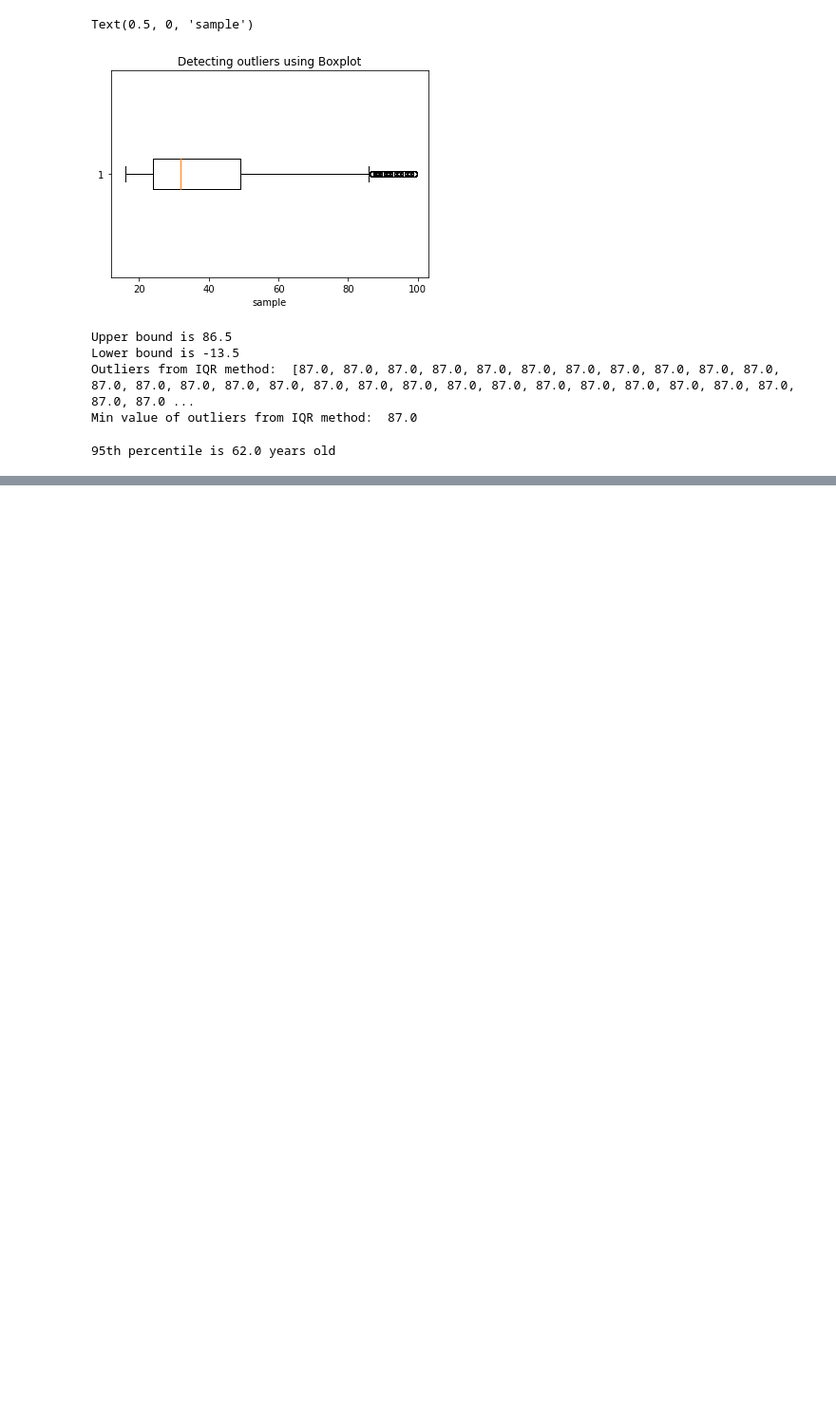
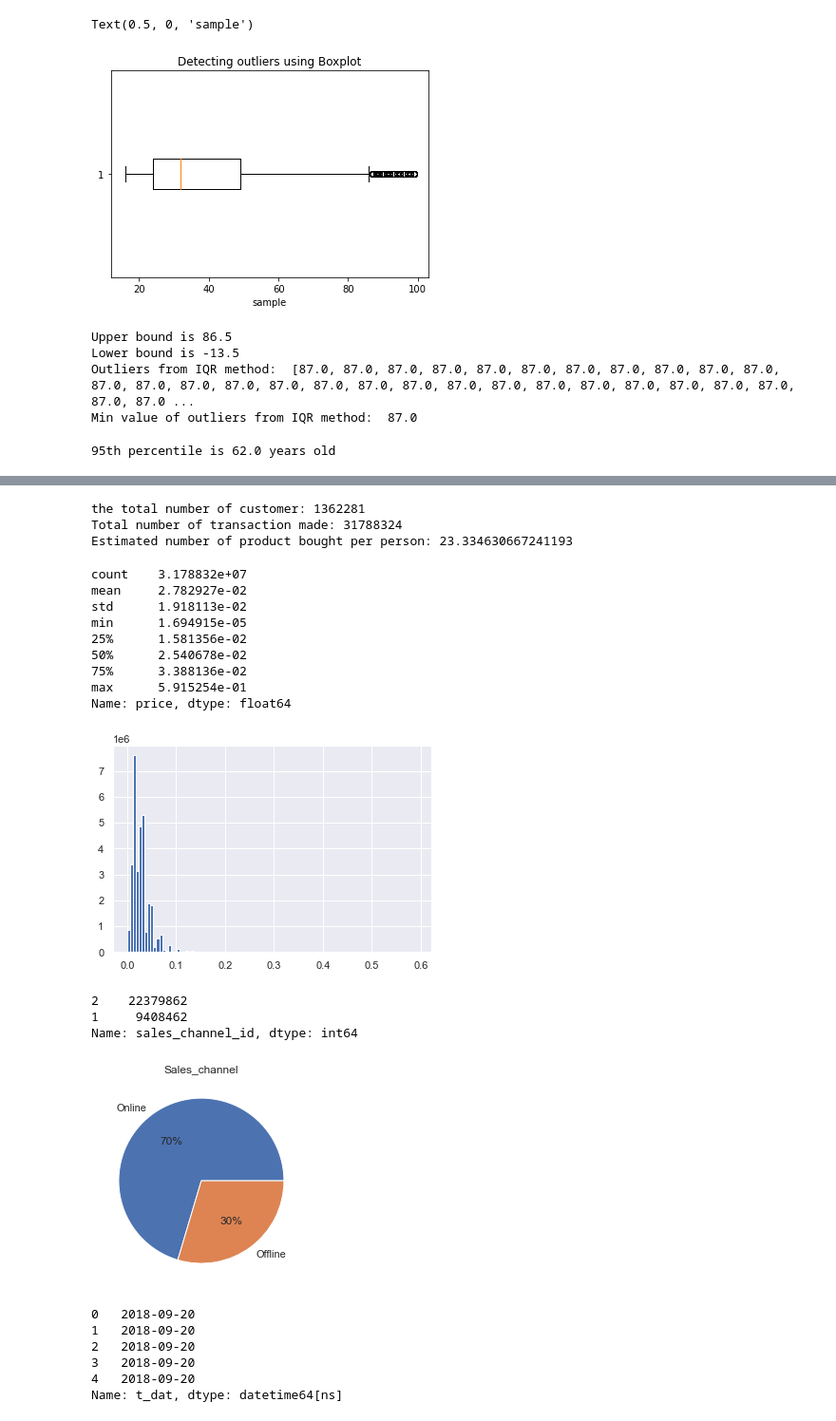
Before and after one commit to WindowNapat/Basic-Programming, a Jupyter notebook: Programming porject/HM EDA1.ipynb, the cells around one changed output, grey strips where cells are left out. Shown at 95% size. Drawn from its saved outputs; the diff is of its cells as text; code cells hidden in the pictures; blank space fills up the shorter version.

```diff
--- a/Programming porject/HM EDA.ipynb
+++ b/Programming porject/HM EDA1.ipynb
@@ -603,0 +658,3 @@ Name: Age group, dtype: int64
+# %%
+df_trans = pd.read_csv("/Users/napatpongsakonpruttikul/Documents/Programming project/HM product recommendation/Dataset/transactions_train.csv")
+df_trans.head()
@@ -603,0 +699,58 @@ Name: Age group, dtype: int64
+# %%
+## Check number of customer in the dataset
+number_of_customer = df_trans['customer_id'].unique().size
+print('the total number of customer:', number_of_customer)
+
+## Total transcation made in the dataset
+total_trans = df_trans['customer_id'].count()
+print('Total number of transaction made:', total_trans)
+
+## Estimated number of item bought by each customer
+print('Estimated number of product bought per person:', total_trans/number_of_customer)
+# %% [output]
+the total number of customer: 1362281
+Total number of transaction made: 31788324
+Estimated number of product bought per person: 23.334630667241193
+# %%
+## Checking stat of price
+print(df_trans['price'].describe())
+
+## Checking the histogram to see the distribution of price
+plt.hist(x = df_trans['price'] , bins = 100)
+plt.show()
+
+## Means of buying the product: 1 = offline, 2 = online
+print(df_trans['sales_channel_id'].value_counts())
+
+## Piechart
+labels = ('Online', 'Offline')
+sales_count = df_trans['sales_channel_id'].value_counts()
+
+plt.title('Sales_channel')
+plt.pie(sales_count, labels = labels, autopct='%.0f%%')
+plt.show()
+# %% [output]
+count    3.178832e+07
+mean     2.782927e-02
+std      1.918113e-02
+min      1.694915e-05
+25%      1.581356e-02
+50%      2.540678e-02
+75%      3.388136e-02
+max      5.915254e-01
+Name: price, dtype: float64
+[figure, added]
+2    22379862
+1     9408462
+Name: sales_channel_id, dtype: int64
+[figure, added]
+# %%
+df_trans['t_dat'] = pd.to_datetime(df_trans['t_dat'], format='%Y-%m-%d')
+df_trans['t_dat'].head()
+# %% [output]
+0   2018-09-20
+1   2018-09-20
+2   2018-09-20
+3   2018-09-20
+4   2018-09-20
+Name: t_dat, dtype: datetime64[ns]
```
Also changed, not shown: parts of 19 cells of this notebook, 3 other files.
